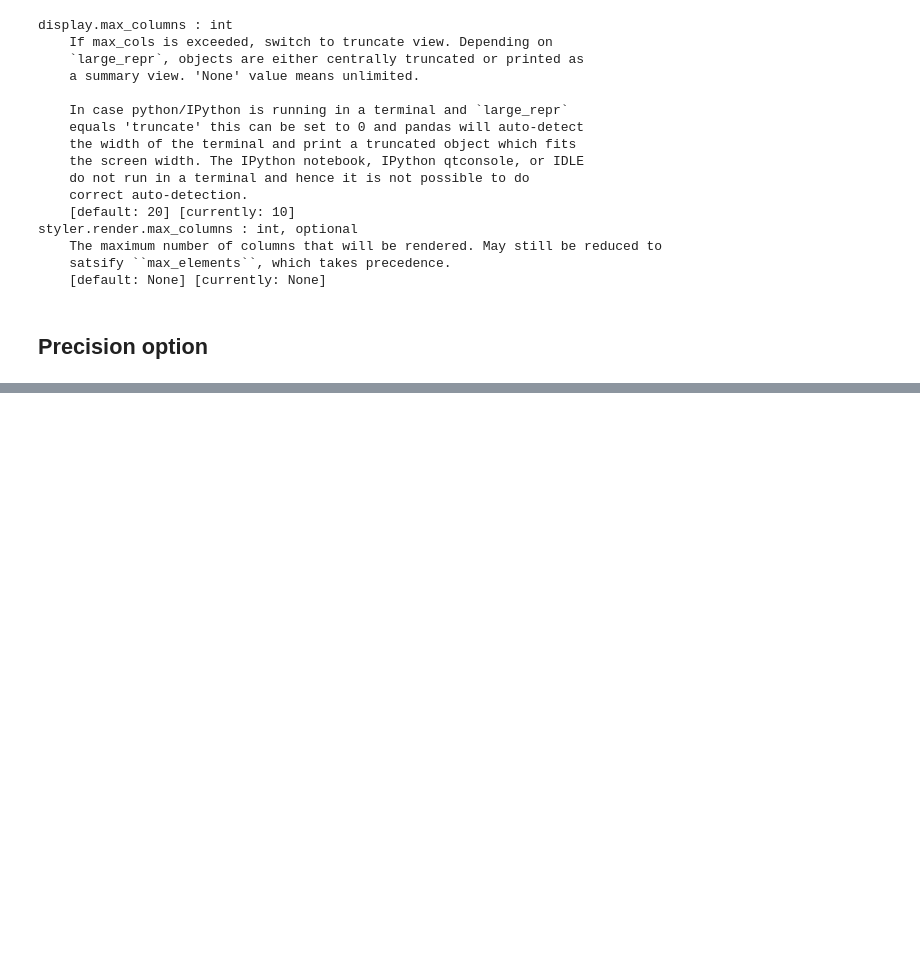
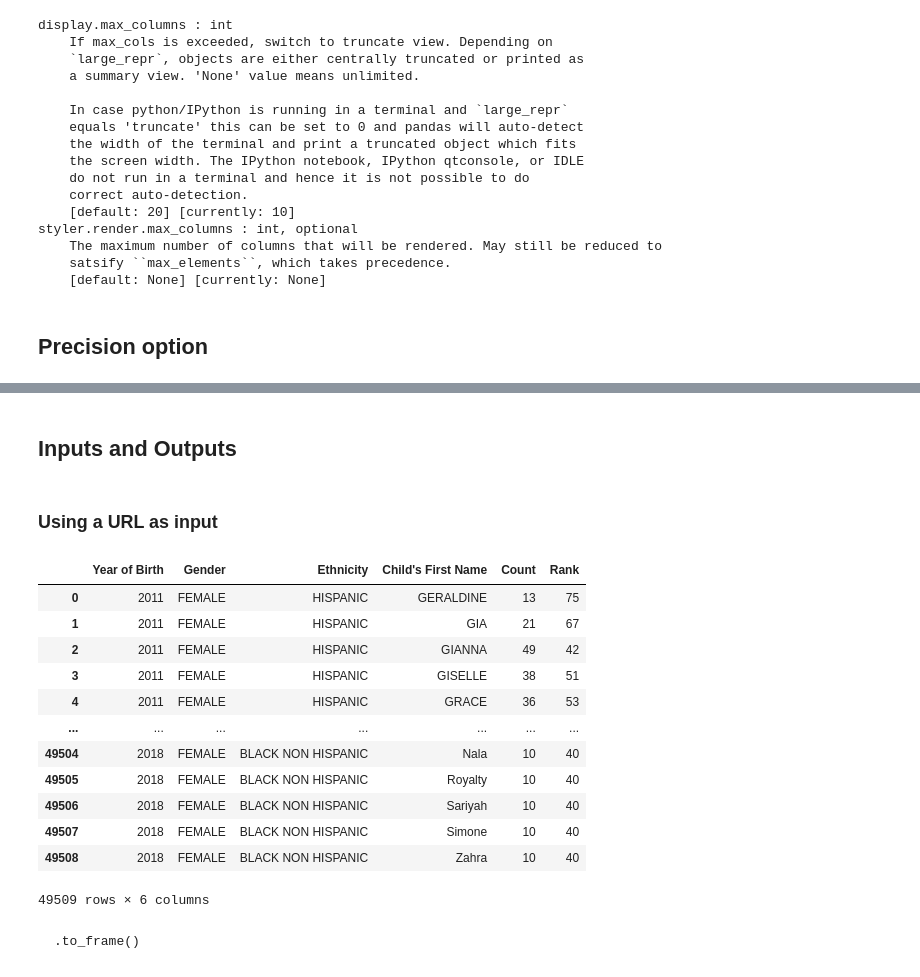
Before and after one commit to GiOvAnNa740/PythonNotebooks, a Jupyter notebook: Data_Analysis_with_Pandas_and_Python/_notes_8_PandasOptions.ipynb, the cells around one changed output, grey strips where cells are left out. Drawn from its saved outputs; the diff is of its cells as text; code cells hidden in the pictures; blank space fills up the shorter version.

```diff
--- a/Data_Analysis_with_Pandas_and_Python/_notes_8_PandasOptions.ipynb
+++ b/Data_Analysis_with_Pandas_and_Python/_notes_8_PandasOptions.ipynb
@@ -102,0 +103,25 @@ df
+# %% [markdown]
+##  Inputs and Outputs
+# %% [markdown]
+### Using a URL as input
+# %%
+url = 'https://data.cityofnewyork.us/api/views/25th-nujf/rows.csv'
+
+baby_names = pd.read_csv(url)
+baby_names
+# %% [output]
+|  | Year of Birth | Gender | Ethnicity | Child's First Name | Count | Rank |
+| 0 | 2011 | FEMALE | HISPANIC | GERALDINE | 13 | 75 |
+| 1 | 2011 | FEMALE | HISPANIC | GIA | 21 | 67 |
+| 2 | 2011 | FEMALE | HISPANIC | GIANNA | 49 | 42 |
+| 3 | 2011 | FEMALE | HISPANIC | GISELLE | 38 | 51 |
+| 4 | 2011 | FEMALE | HISPANIC | GRACE | 36 | 53 |
+| ... | ... | ... | ... | ... | ... | ... |
+| 49504 | 2018 | FEMALE | BLACK NON HISPANIC | Nala | 10 | 40 |
+| 49505 | 2018 | FEMALE | BLACK NON HISPANIC | Royalty | 10 | 40 |
+| 49506 | 2018 | FEMALE | BLACK NON HISPANIC | Sariyah | 10 | 40 |
+| 49507 | 2018 | FEMALE | BLACK NON HISPANIC | Simone | 10 | 40 |
+| 49508 | 2018 | FEMALE | BLACK NON HISPANIC | Zahra | 10 | 40 |
+49509 rows × 6 columns
+# %% [markdown]
+    .to_frame()
```
Also changed, not shown: parts of 43 cells of this notebook.
